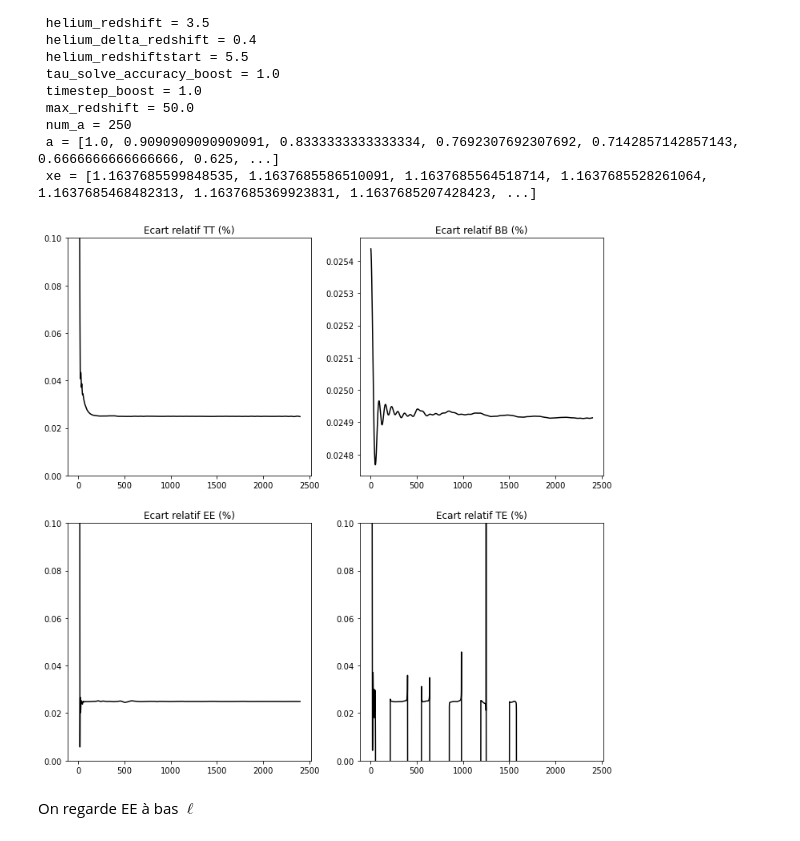
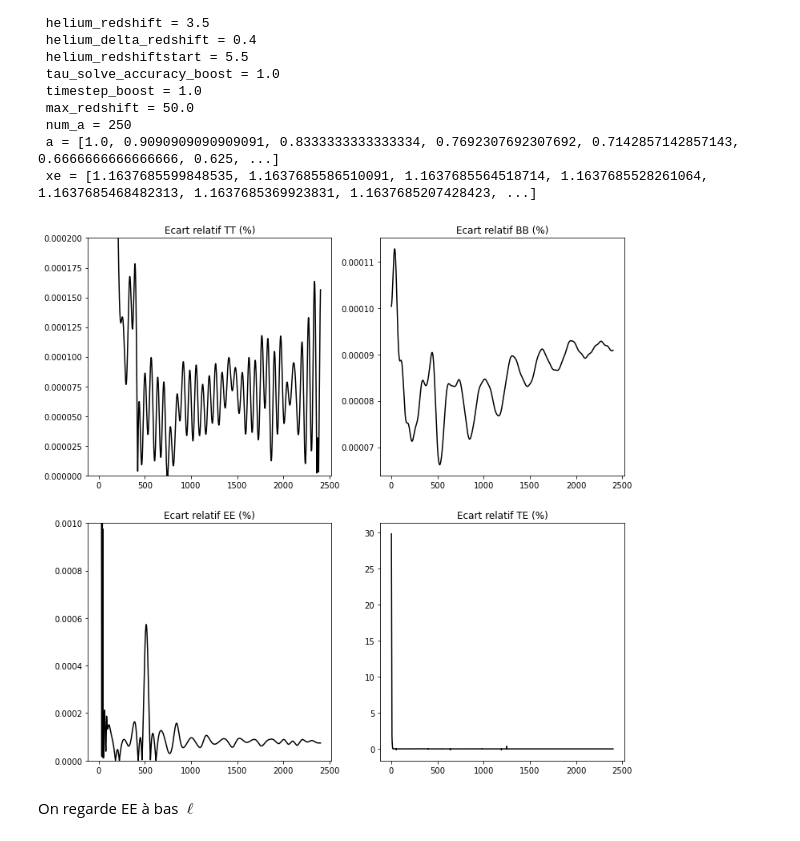
Before and after one commit to EmilePangburn/Tanh_model, a Jupyter notebook: tau_camb.ipynb, the cells around one changed output. Cells and saved outputs as stored; diff of their text form; code cells hidden in the pictures.

```diff
--- a/tau_camb.ipynb
+++ b/tau_camb.ipynb
@@ -53,38 +53,38 @@ class: <TanhReionization>
 # %%
 z = np.arange(0, 25, 0.1)
 xe_resultat = cb.xe(z,tau=0.054)
 model = camb.TanhReionization()
 model.set_xe(xe_resultat,z)
 
 
-totCl_old = cb.cl_from_CAMB(tau=0.054)
+totCl_old = cb.cl_from_CAMB(tau=0.054125)
 totCl = cb.cl_from_CAMB(tau = 0,model=model)
 
 
 debut=0
 ls = np.arange(debut,2401,1)
 fig, ax = plt.subplots(2,2, figsize = (12,12))
 ax[0,0].plot(ls,100*np.abs(totCl[debut:,0]-totCl_old[debut:,0])/totCl_old[debut:,0], color='k')
 #ax[0,0].plot(ls,totCl_old[:,0], color='r',label=r'$\tau$')
 ax[0,0].set_title('Ecart relatif TT (%)')
-ax[0,0].set_ylim(0,0.1)
+ax[0,0].set_ylim(0,0.0002)
 #ax[0,0].legend(fontsize=13)
 ax[1,0].plot(ls,100*np.abs(totCl[debut:,1]-totCl_old[debut:,1])/totCl_old[debut:,1], color='k')
 #ax[1,0].plot(ls,totCl_old[:,1], color='r',label=r'$\tau$')
 ax[1,0].set_title('Ecart relatif EE (%)')
-ax[1,0].set_ylim(0,0.1)
+ax[1,0].set_ylim(0,0.001)
 #ax[1,0].legend(fontsize=13)
 ax[1,1].plot(ls,100*np.abs(totCl[debut:,3]-totCl_old[debut:,3])/totCl_old[debut:,3], color='k')
 #ax[1,1].plot(ls,totCl_old[:,3], color='r',label=r'$\tau$')
 ax[1,1].set_title('Ecart relatif TE (%)');
-ax[1,1].set_ylim(0,0.1)
+#ax[1,1].set_ylim(0,0.1)
 #ax[1,1].legend(fontsize=13)
 ax[0,1].plot(ls,100*np.abs(totCl[debut:,2]-totCl_old[debut:,2])/totCl_old[debut:,2], color='k')
 #ax[0,1].plot(ls,totCl_old[:,2], color='r',label=r'$\tau$')
 ax[0,1].set_title('Ecart relatif BB (%)');
 #ax[0,1].legend(fontsize=13)
 # %% [output]
-[figure, old version]
+[figure, new version]
 # %% [markdown]
 On regarde EE à bas $\ell$
 # %%
```
Also changed, not shown: parts of 2 cells of this notebook.
